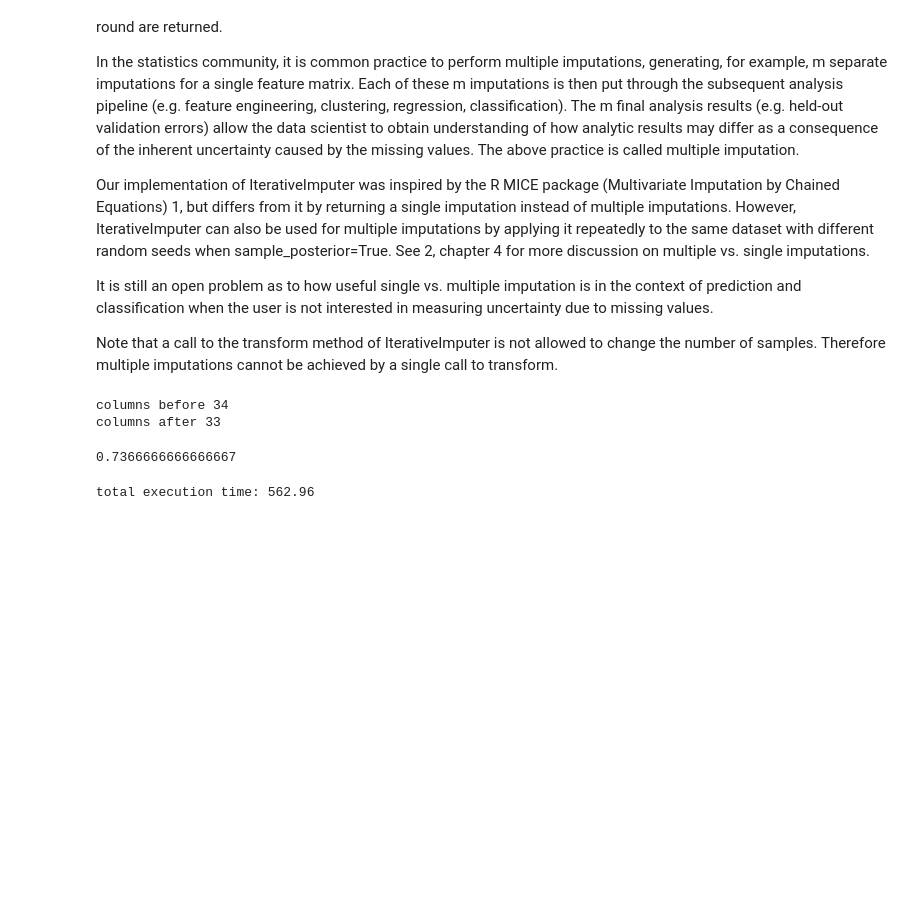
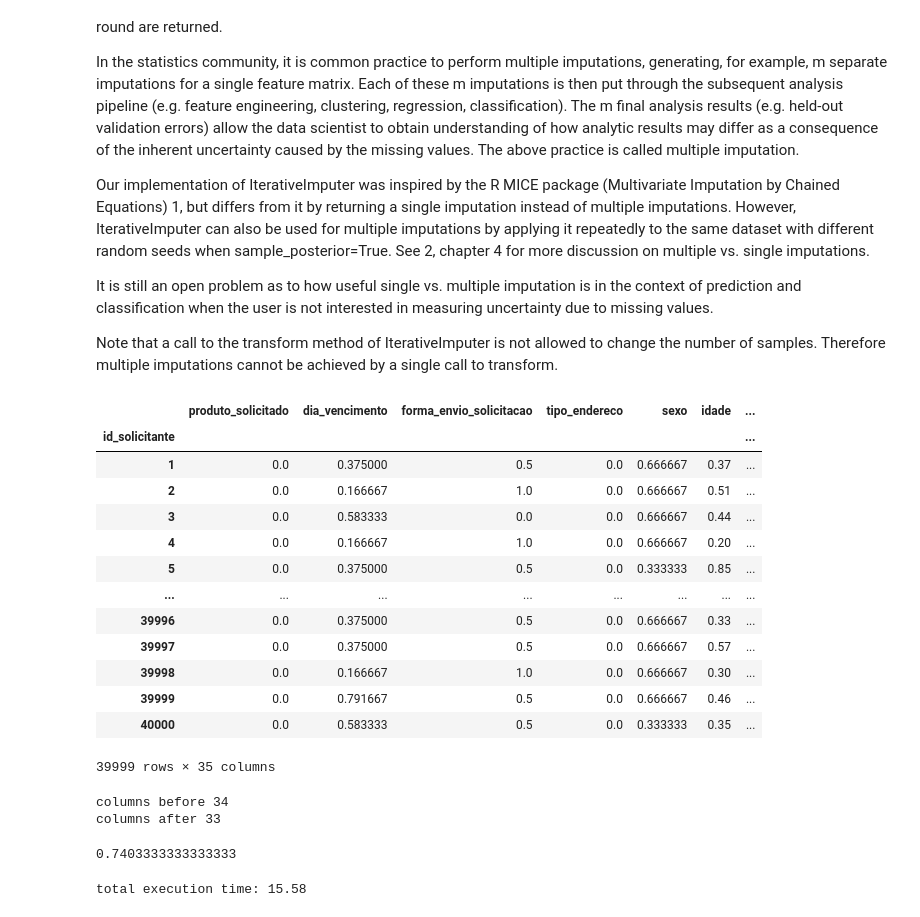
Before and after one commit to lucasvg/IntroducaoAprendizadoMaq, a Jupyter notebook: trabalho1/KNN.ipynb, the cells around one changed output. Cells and saved outputs as stored; diff of their text form; code cells hidden in the pictures; blank space fills up the shorter version.

Commit message:
Scale

```diff
--- a/trabalho1/KNN.ipynb
+++ b/trabalho1/KNN.ipynb
@@ -136,6 +137,61 @@ df_y = df[['inadimplente']]
 
 imp = IterativeImputer(max_iter=10, random_state=0)
 df_x = imp.fit_transform(df_x)
+# %%
+scaler = MinMaxScaler()
+columns_to_scale = [
+    'produto_solicitado',
+    'dia_vencimento',
+    'forma_envio_solicitacao',
+    'tipo_endereco',
+    'sexo',
+    'idade',
+    'estado_civil',
+    'qtde_dependentes',
+    'nacionalidade',
+    'estado_onde_nasceu',
+    'estado_onde_reside',
+    'possui_telefone_residencial',
+    'codigo_area_telefone_residencial',
+    'tipo_residencia',
+    'meses_na_residencia',
+    'possui_email',
+    'renda_mensal_regular',
+    'renda_extra',
+    'possui_cartao_visa',
+    'possui_cartao_mastercard',
+    'possui_cartao_diners',
+    'possui_cartao_amex',
+    'possui_outros_cartoes',
+    'qtde_contas_bancarias',
+    'valor_patrimonio_pessoal',
+    'possui_carro',
+    'vinculo_formal_com_empresa',
+    'estado_onde_trabalha',
+    'possui_telefone_trabalho',
+    'codigo_area_telefone_trabalho',
+    'meses_no_trabalho',
+    'profissao',
+    'ocupacao',
+    'local_onde_reside',
+]
+df[columns_to_scale] = scaler.fit_transform(df[columns_to_scale])
+df
+# %% [output]
+|  | produto_solicitado | dia_vencimento | forma_envio_solicitacao | tipo_endereco | sexo | idade | ... |
+| id_solicitante |  |  |  |  |  |  | ... |
+| 1 | 0.0 | 0.375000 | 0.5 | 0.0 | 0.666667 | 0.37 | ... |
+| 2 | 0.0 | 0.166667 | 1.0 | 0.0 | 0.666667 | 0.51 | ... |
+| 3 | 0.0 | 0.583333 | 0.0 | 0.0 | 0.666667 | 0.44 | ... |
+| 4 | 0.0 | 0.166667 | 1.0 | 0.0 | 0.666667 | 0.20 | ... |
+| 5 | 0.0 | 0.375000 | 0.5 | 0.0 | 0.333333 | 0.85 | ... |
+| ... | ... | ... | ... | ... | ... | ... | ... |
+| 39996 | 0.0 | 0.375000 | 0.5 | 0.0 | 0.666667 | 0.33 | ... |
+| 39997 | 0.0 | 0.375000 | 0.5 | 0.0 | 0.666667 | 0.57 | ... |
+| 39998 | 0.0 | 0.166667 | 1.0 | 0.0 | 0.666667 | 0.30 | ... |
+| 39999 | 0.0 | 0.791667 | 0.5 | 0.0 | 0.666667 | 0.46 | ... |
+| 40000 | 0.0 | 0.583333 | 0.5 | 0.0 | 0.333333 | 0.35 | ... |
+39999 rows × 35 columns
 # %%
 pca = PCA(n_components='mle')
 
@@ -148,24 +204,24 @@ columns after 33
 # %%
 x_train, x_test, y_train, y_test = train_test_split(df_x, df_y, test_size=0.30)
 
-clf = KNeighborsClassifier(n_neighbors=18)
+clf = KNeighborsClassifier(n_neighbors=20, weights='distance')
 clf.fit(x_train, y_train)
 clf.score(x_test, y_test)
 # %% [output]
-0.7366666666666667
+0.7403333333333333
 # %%
 parameters = {
-    'n_neighbors': range(2, 20),
+    'n_neighbors': [1, 5, 10, 20],
     'weights': ['uniform', 'distance'],
-    'algorithm': ['auto', 'ball_tree', 'kd_tree', 'brute'],
+    # 'algorithm': ['auto', 'ball_tree', 'kd_tree', 'brute'],
 }
 start = time.time()
-clf = GridSearchCV(KNeighborsClassifier(), parameters, cv=5, refit=True, n_jobs=6)
+clf = GridSearchCV(KNeighborsClassifier(), parameters, cv=5, n_jobs=6, scoring=('accuracy', 'f1', 'roc_auc'), refit='roc_auc')
 clf.fit(df_x, df_y)
 end = time.time()
 print('total execution time:', "%.2f" % (end-start))
 # %% [output]
-total execution time: 562.96
+total execution time: 15.58
 # %%
 print(clf.best_estimator_)
 print(clf.best_score_)
```
Also changed, not shown: parts of 4 cells of this notebook, 1 other file.
